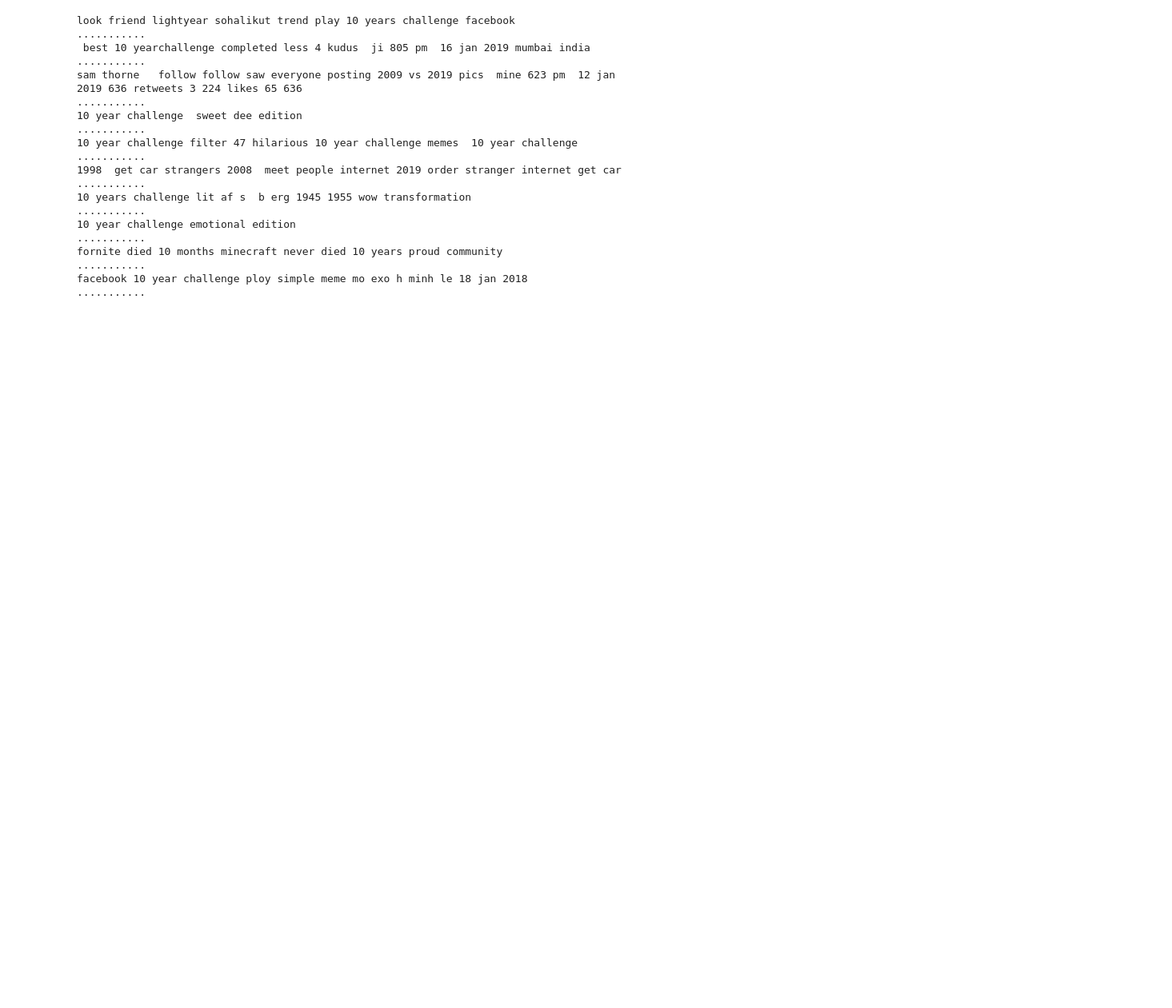
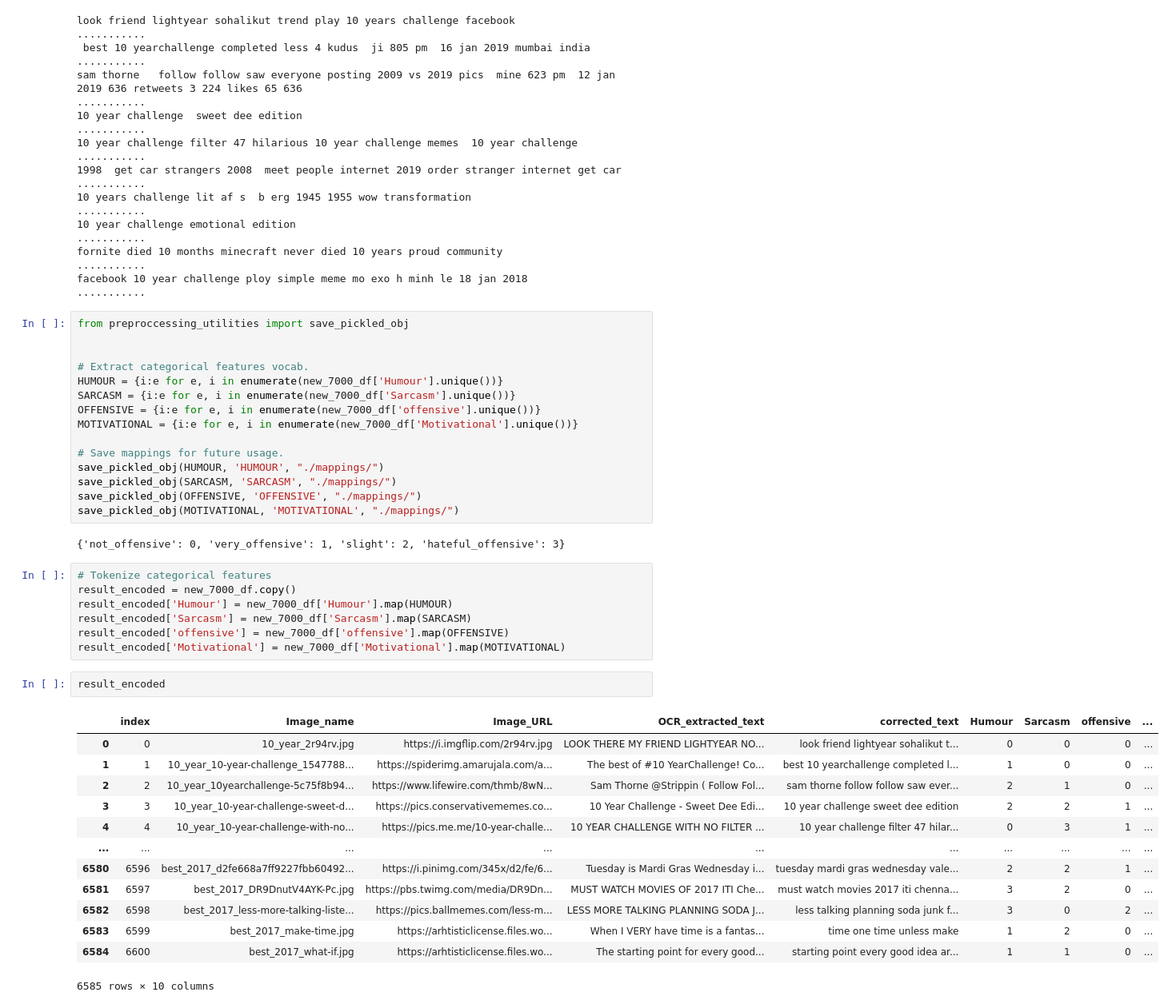
Before and after one commit to Arianshh/memotion-analysis, a Jupyter notebook: preproccessing.ipynb, the cells around one changed output. Shown at 80% size. Cells and saved outputs as stored; diff of their text form; blank space fills up the shorter version.

Commit message:
Tokenize categorical features

```diff
--- a/preproccessing.ipynb
+++ b/preproccessing.ipynb
@@ -173,5 +173,45 @@ fornite died 10 months minecraft never died 10 years proud community
 ...........
 facebook 10 year challenge ploy simple meme mo exo h minh le 18 jan 2018
 ...........
+# %%
+from preproccessing_utilities import save_pickled_obj
+
+
+# Extract categorical features vocab.
+HUMOUR = {i:e for e, i in enumerate(new_7000_df['Humour'].unique())}
+SARCASM = {i:e for e, i in enumerate(new_7000_df['Sarcasm'].unique())}
+OFFENSIVE = {i:e for e, i in enumerate(new_7000_df['offensive'].unique())}
+MOTIVATIONAL = {i:e for e, i in enumerate(new_7000_df['Motivational'].unique())}
+
+# Save mappings for future usage.
+save_pickled_obj(HUMOUR, 'HUMOUR', "./mappings/")
+save_pickled_obj(SARCASM, 'SARCASM', "./mappings/")
+save_pickled_obj(OFFENSIVE, 'OFFENSIVE', "./mappings/")
+save_pickled_obj(MOTIVATIONAL, 'MOTIVATIONAL', "./mappings/")
+# %% [output]
+{'not_offensive': 0, 'very_offensive': 1, 'slight': 2, 'hateful_offensive': 3}
+# %%
+# Tokenize categorical features
+result_encoded = new_7000_df.copy()
+result_encoded['Humour'] = new_7000_df['Humour'].map(HUMOUR)
+result_encoded['Sarcasm'] = new_7000_df['Sarcasm'].map(SARCASM)
+result_encoded['offensive'] = new_7000_df['offensive'].map(OFFENSIVE)
+result_encoded['Motivational'] = new_7000_df['Motivational'].map(MOTIVATIONAL)
+# %%
+result_encoded
+# %% [output]
+|  | index | Image_name | Image_URL | OCR_extracted_text | corrected_text | Humour | Sarcasm | offensive | ... |
+| 0 | 0 | 10_year_2r94rv.jpg | https://i.imgflip.com/2r94rv.jpg | LOOK THERE MY FRIEND LIGHTYEAR NO... | look friend lightyear sohalikut t... | 0 | 0 | 0 | ... |
+| 1 | 1 | 10_year_10-year-challenge_1547788... | https://spiderimg.amarujala.com/a... | The best of #10 YearChallenge! Co... | best 10 yearchallenge completed l... | 1 | 0 | 0 | ... |
+| 2 | 2 | 10_year_10yearchallenge-5c75f8b94... | https://www.lifewire.com/thmb/8wN... | Sam Thorne @Strippin ( Follow Fol... | sam thorne follow follow saw ever... | 2 | 1 | 0 | ... |
+| 3 | 3 | 10_year_10-year-challenge-sweet-d... | https://pics.conservativememes.co... | 10 Year Challenge - Sweet Dee Edi... | 10 year challenge sweet dee edition | 2 | 2 | 1 | ... |
+| 4 | 4 | 10_year_10-year-challenge-with-no... | https://pics.me.me/10-year-challe... | 10 YEAR CHALLENGE WITH NO FILTER ... | 10 year challenge filter 47 hilar... | 0 | 3 | 1 | ... |
+| ... | ... | ... | ... | ... | ... | ... | ... | ... | ... |
+| 6580 | 6596 | best_2017_d2fe668a7ff9227fbb60492... | https://i.pinimg.com/345x/d2/fe/6... | Tuesday is Mardi Gras Wednesday i... | tuesday mardi gras wednesday vale... | 2 | 2 | 1 | ... |
+| 6581 | 6597 | best_2017_DR9DnutV4AYK-Pc.jpg | https://pbs.twimg.com/media/DR9Dn... | MUST WATCH MOVIES OF 2017 ITI Che... | must watch movies 2017 iti chenna... | 3 | 2 | 0 | ... |
+| 6582 | 6598 | best_2017_less-more-talking-liste... | https://pics.ballmemes.com/less-m... | LESS MORE TALKING PLANNING SODA J... | less talking planning soda junk f... | 3 | 0 | 2 | ... |
+| 6583 | 6599 | best_2017_make-time.jpg | https://arhtisticlicense.files.wo... | When I VERY have time is a fantas... | time one time unless make | 1 | 2 | 0 | ... |
+| 6584 | 6600 | best_2017_what-if.jpg | https://arhtisticlicense.files.wo... | The starting point for every good... | starting point every good idea ar... | 1 | 1 | 0 | ... |
+6585 rows × 10 columns
 # %%
 new_7000_df.to_csv('dataset/pruned_dataset/train.csv', encoding='utf-8', index=False)
```
Also changed, not shown: parts of 1 cell of this notebook, 5 other files.
